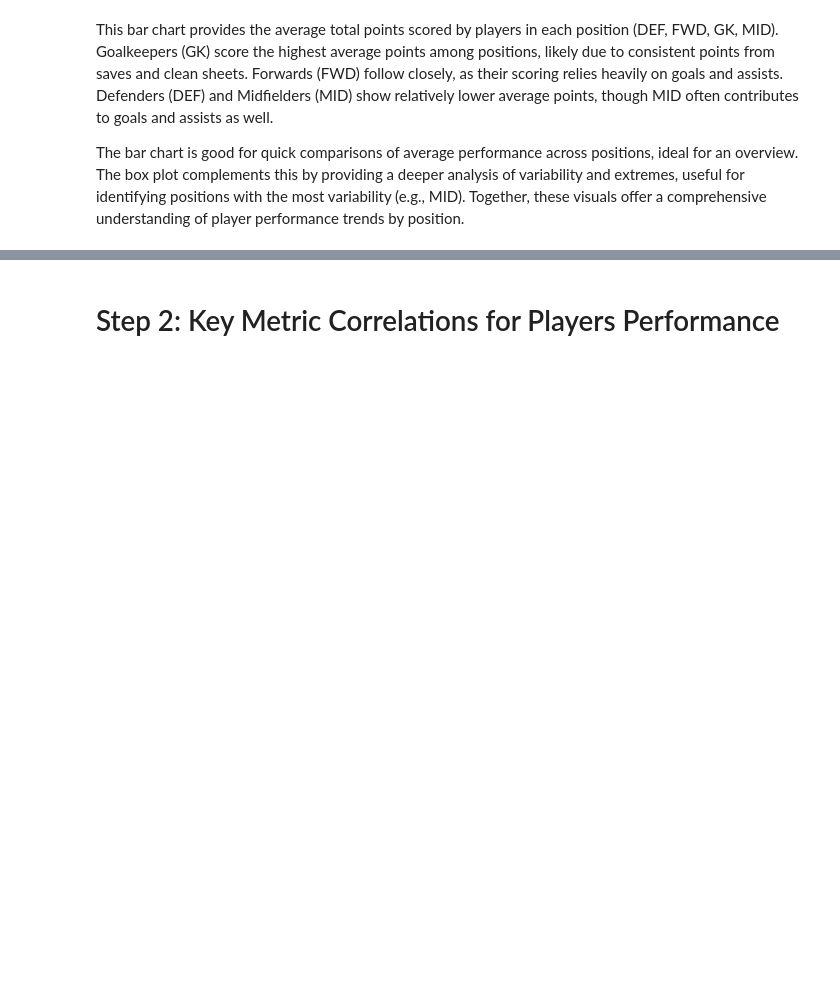
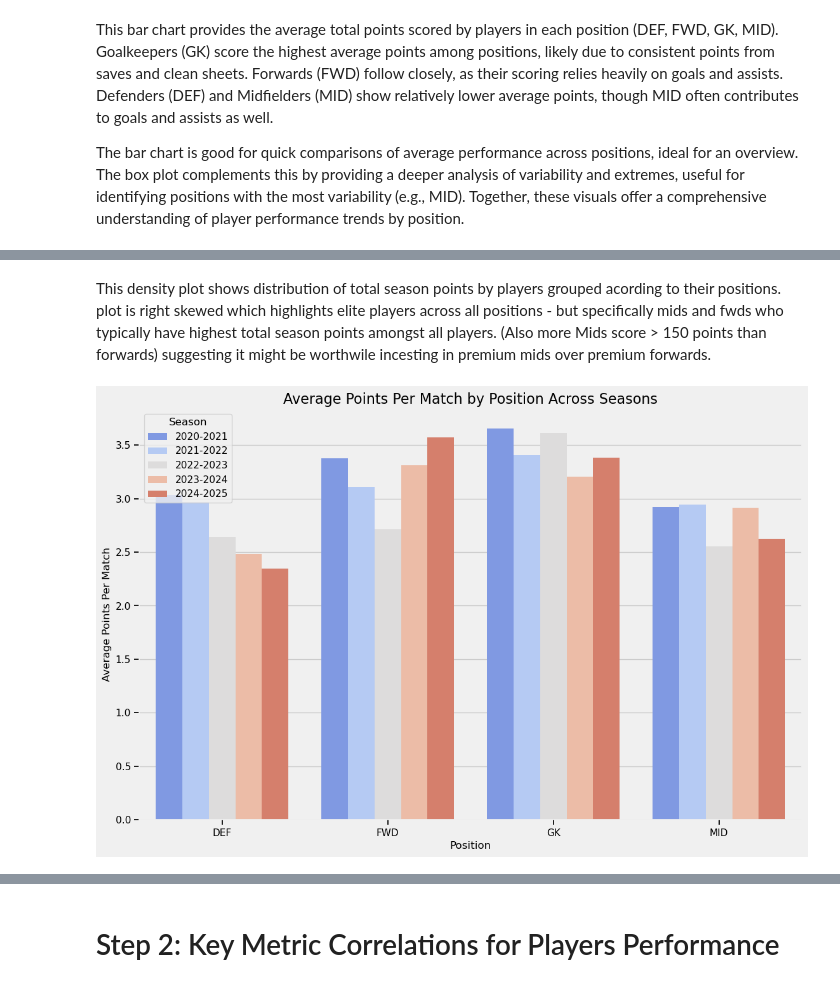
Before and after one commit to MahaFakhroo/D.R.E.A.M., a Jupyter notebook: Python Scripts/EDA_Visuals.ipynb, the cells around one changed output, grey strips where cells are left out. Saved outputs shown, nothing was run; the diff lists cells and outputs as text; code cells hidden in the pictures; blank space fills up the shorter version.

```diff
--- a/Python Scripts/EDA_Visuals.ipynb
+++ b/Python Scripts/EDA_Visuals.ipynb
@@ -532,0 +576,16 @@ The bar chart is good for quick comparisons of average performance across positi
+# %% [markdown]
+This density plot shows distribution of total season points by players grouped acording to their positions. plot is right skewed which highlights elite players across all positions - but specifically mids and fwds who typically have highest total season points amongst all players. (Also more Mids score > 150 points than forwards) suggesting it might be worthwile incesting in premium mids over premium forwards.
+# %%
+avg_points_per_match = master_cleaned.groupby(['Season', 'position'])['total_points'].mean().reset_index()
+
+plt.figure(figsize=(12, 8))
+sns.barplot(data=avg_points_per_match, x='position', y='total_points', hue='Season', palette='coolwarm')
+
+plt.title("Average Points Per Match by Position Across Seasons", fontsize=16)
+plt.xlabel("Position", fontsize=12)
+plt.ylabel("Average Points Per Match", fontsize=12)
+plt.legend(title="Season", loc='upper left')
+
+plt.show()
+# %% [output]
+[figure, added]
```
Also changed, not shown: parts of 26 cells of this notebook.
